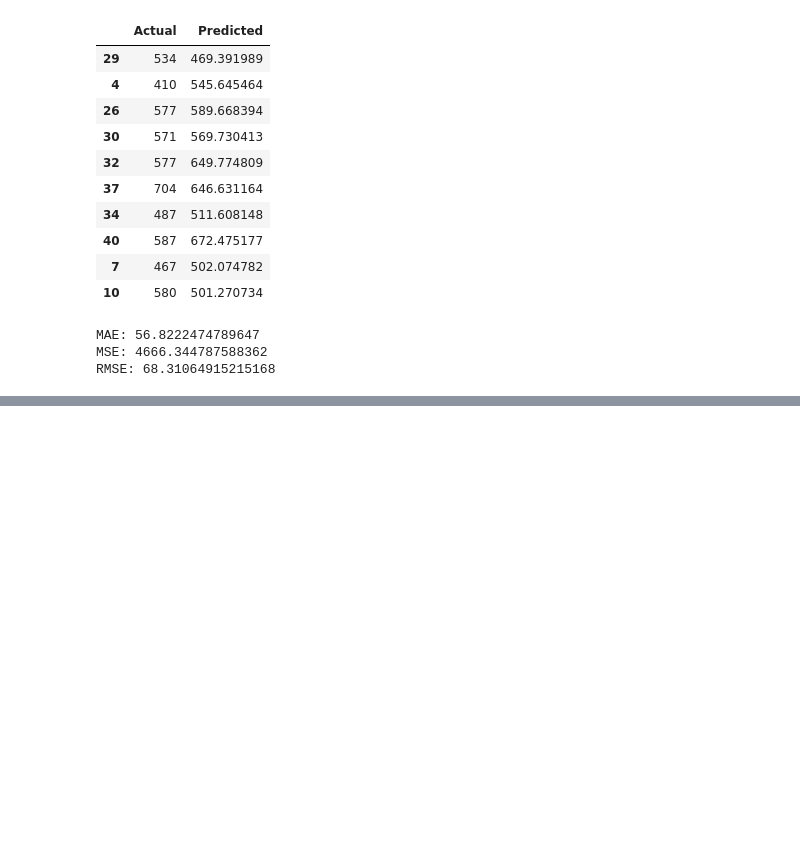
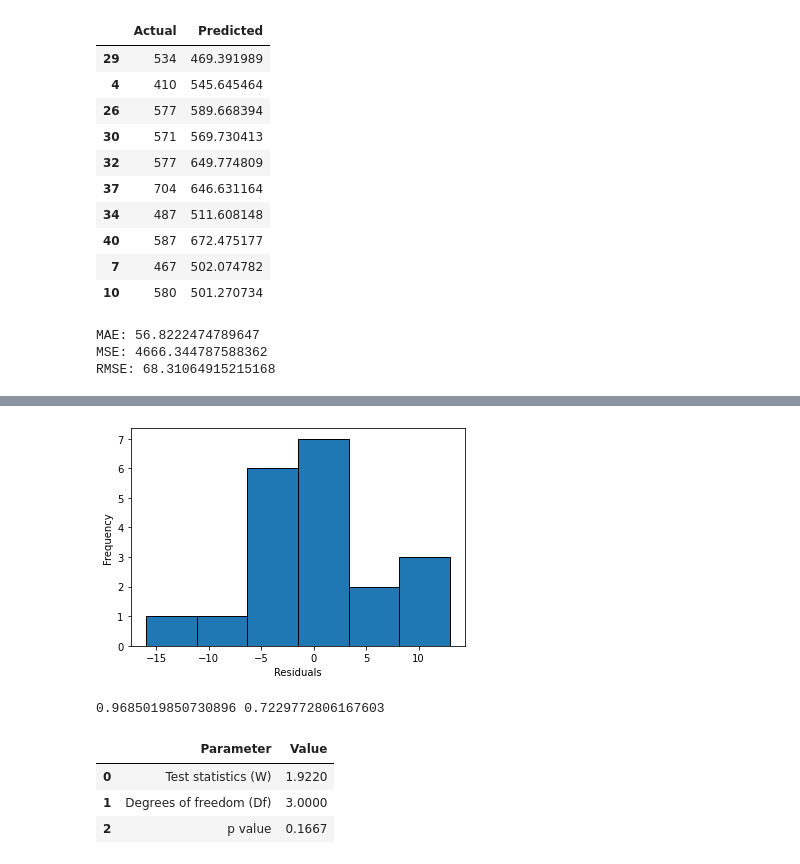
Before and after one commit to zhanyyy7/inf2178h-w22-exp-design-datascience, a Jupyter notebook: notebooks/inclass.ipynb, the cells around one changed output, grey strips where cells are left out. Drawn from its saved outputs; the diff is of its cells as text; code cells hidden in the pictures; blank space fills up the shorter version.

```diff
--- a/notebooks/inclass.ipynb
+++ b/notebooks/inclass.ipynb
@@ -342,0 +452,23 @@ RMSE: 68.31064915215168
+# %%
+plt.hist(res.anova_model_out.resid, bins='auto', histtype='bar', ec='k')
+plt.xlabel("Residuals")
+plt.ylabel("Frequency")
+plt.show()
+# %% [output]
+[figure, added]
+# %%
+#kolmogorov-smirnov, anderson-darling, wilks-shapiro etc
+w, pvalue = stats.shapiro(model.resid)
+print(w,pvalue)
+# %% [output]
+0.9685019850730896 0.7229772806167603
+# %%
+#levene's test for constancy of variance
+res = stat()
+res.levene(df=df_melt,res_var='value',xfac_var='treatments')
+res.levene_summary
+# %% [output]
+|  | Parameter | Value |
+| 0 | Test statistics (W) | 1.9220 |
+| 1 | Degrees of freedom (Df) | 3.0000 |
+| 2 | p value | 0.1667 |
```
Also changed, not shown: parts of 14 cells of this notebook, 2 other files.
